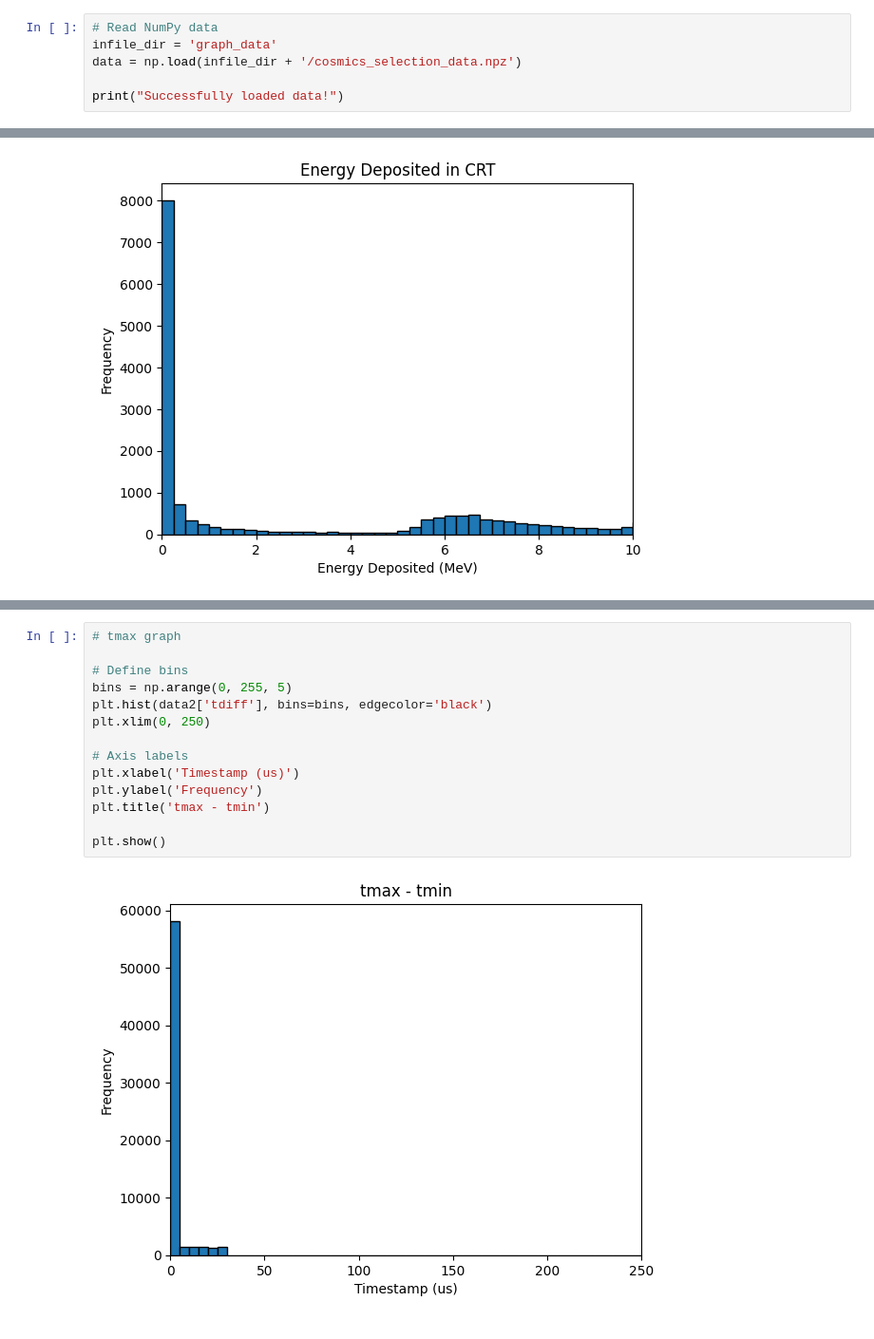
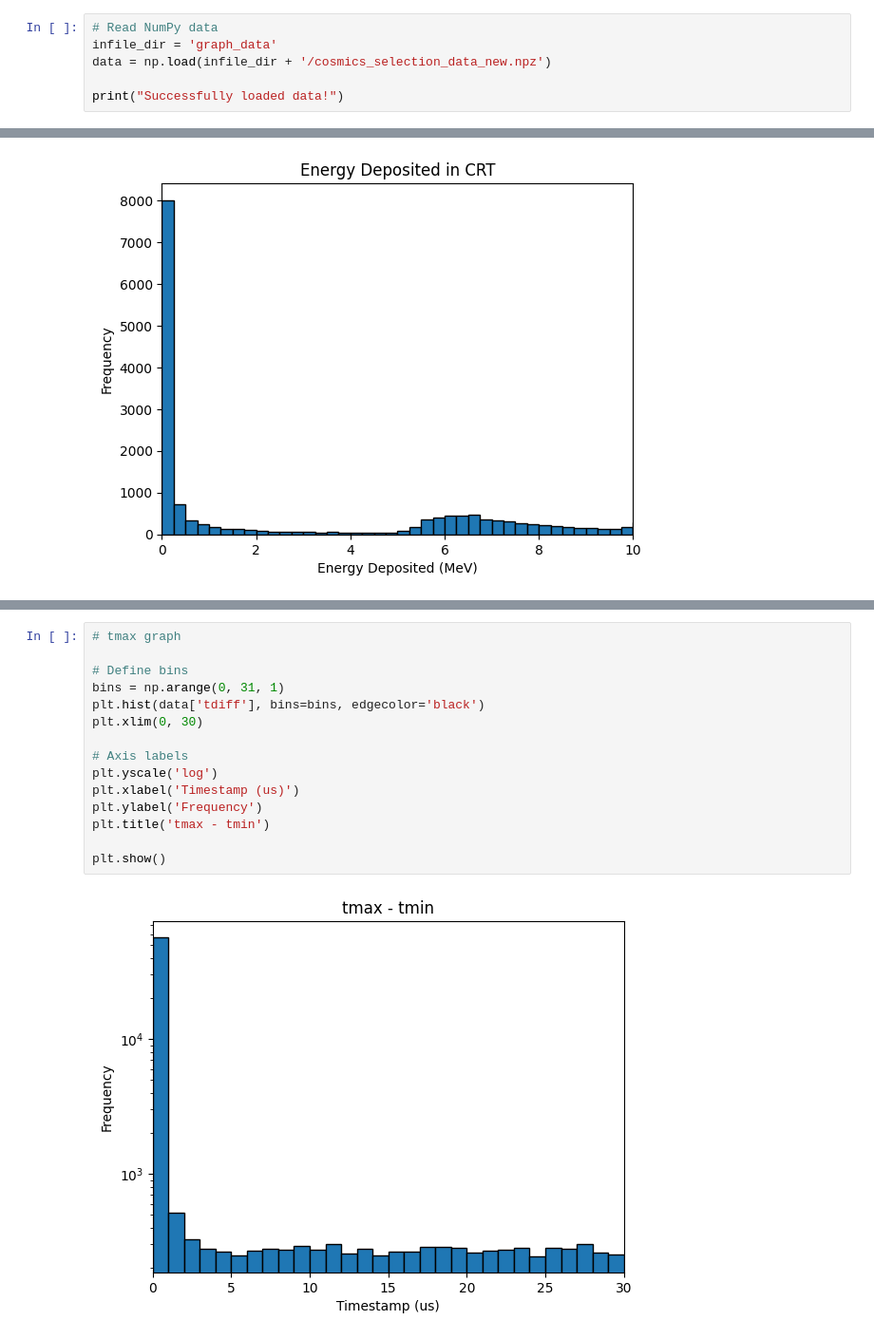
Before and after one commit to vaccarojohn/SNeNDSim, a Jupyter notebook: sim/cosmics/cosmics_selection_analysis.ipynb, the cells around one changed output, grey strips where cells are left out. Shown at 95% size. Cells and saved outputs as stored; diff of their text form.

Commit message:
Rescale timing graphs

```diff
--- a/sim/cosmics/cosmics_selection_analysis.ipynb
+++ b/sim/cosmics/cosmics_selection_analysis.ipynb
@@ -5,7 +5,7 @@ import numpy as np
 # %%
 # Read NumPy data
 infile_dir = 'graph_data'
-data = np.load(infile_dir + '/cosmics_selection_data.npz')
+data = np.load(infile_dir + '/cosmics_selection_data_new.npz')
 
 print("Successfully loaded data!")
 # %% [output]
@@ -133,16 +129,17 @@ plt.show()
 # %%
 # tmax graph
 
 # Define bins
-bins = np.arange(0, 255, 5)
-plt.hist(data2['tdiff'], bins=bins, edgecolor='black')
-plt.xlim(0, 250)
+bins = np.arange(0, 31, 1)
+plt.hist(data['tdiff'], bins=bins, edgecolor='black')
+plt.xlim(0, 30)
 
 # Axis labels
+plt.yscale('log')
 plt.xlabel('Timestamp (us)')
 plt.ylabel('Frequency')
 plt.title('tmax - tmin')
 
 plt.show()
 # %% [output]
-[figure, old version]
+[figure, new version]
```
Also changed, not shown: parts of 6 cells of this notebook, 5 other files.
